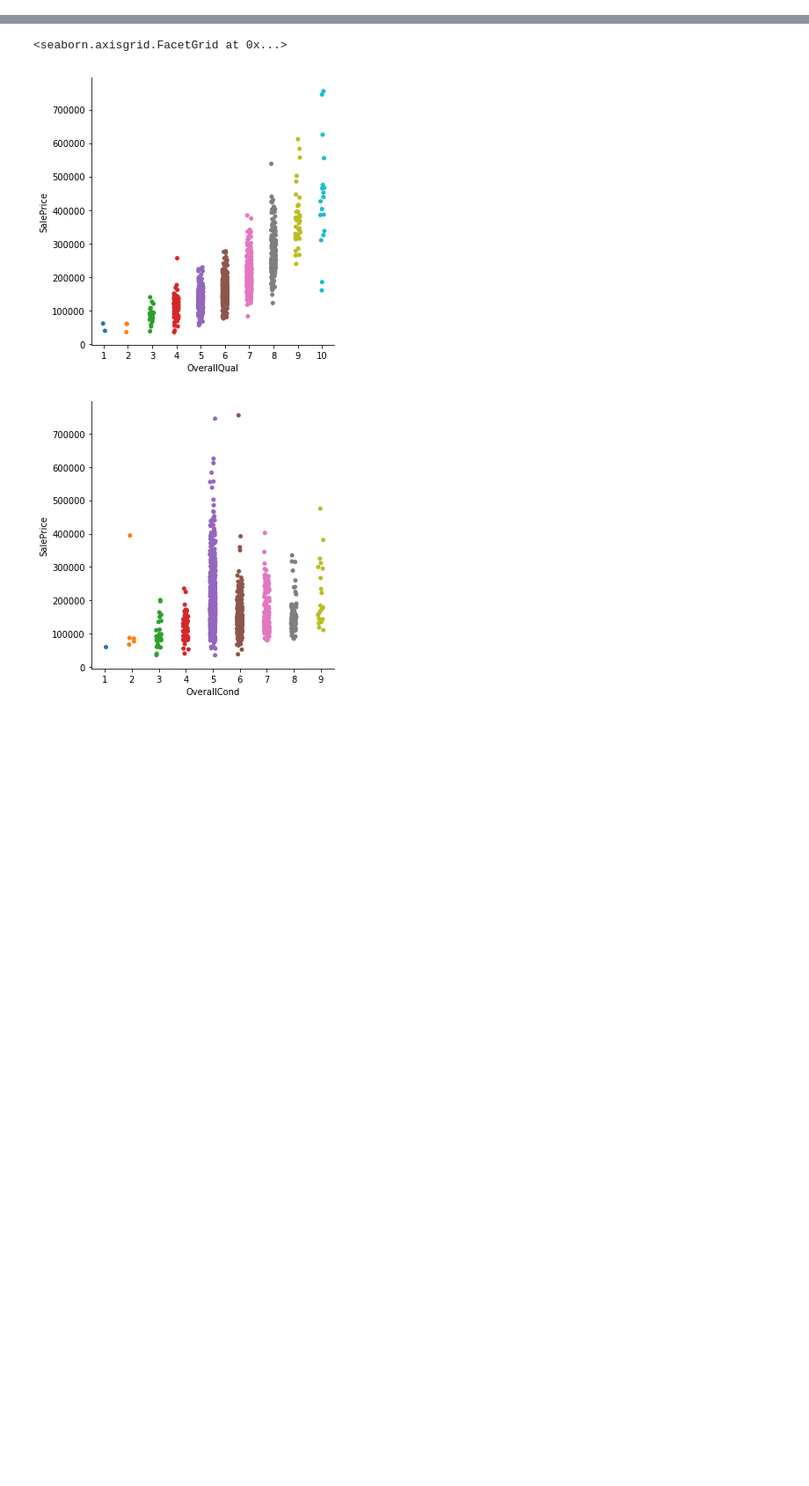
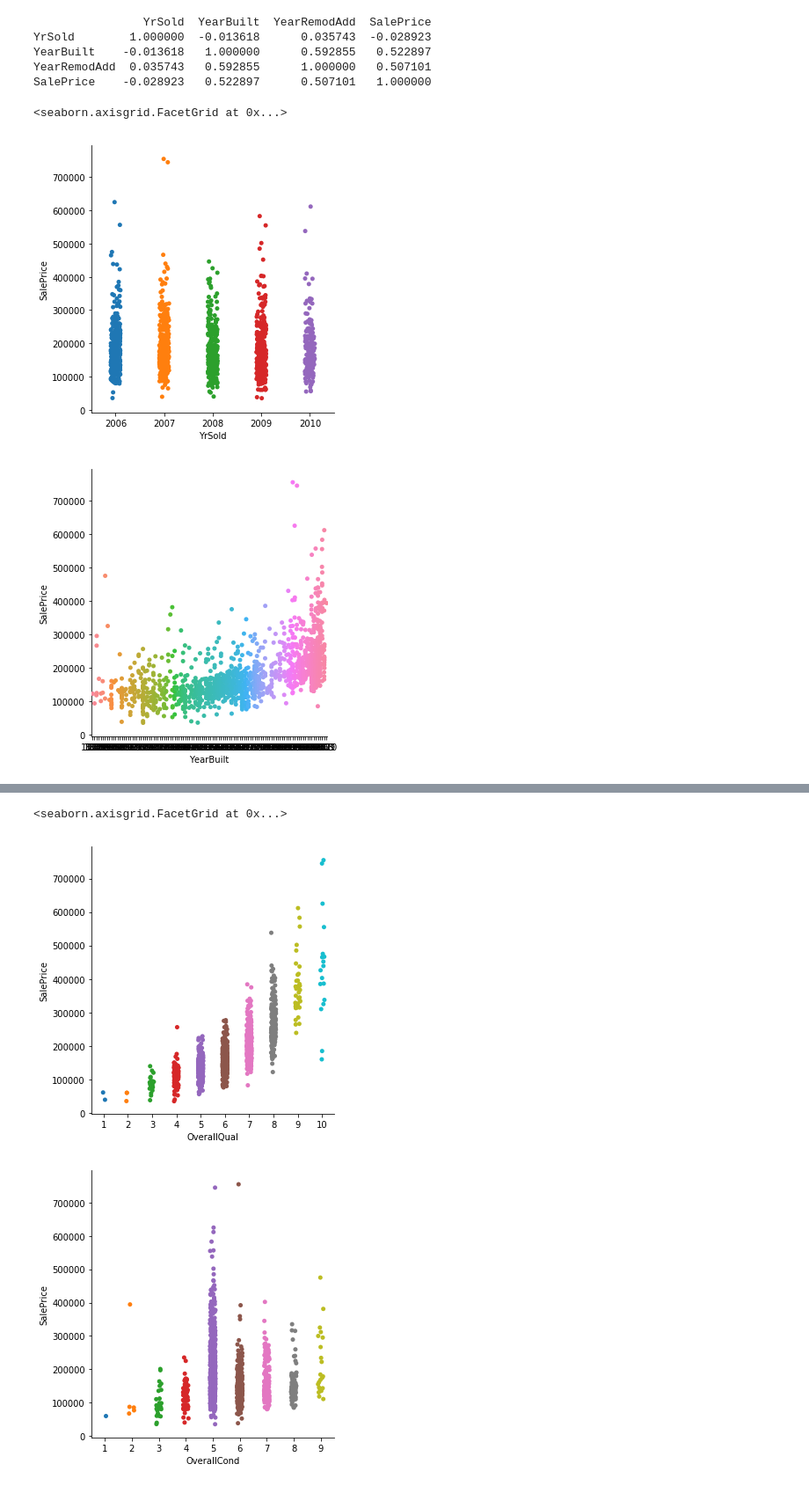
Before and after one commit to coxy1989/mlsabbatical, a Jupyter notebook: notebooks/house_prices/house_prices.ipynb, the cells around one changed output, grey strips where cells are left out. Shown: that part at 88% size. Drawn from its saved outputs; the diff is of its cells as text; code cells hidden in the pictures; blank space fills up the shorter version.

```diff
--- a/notebooks/house_prices/house_prices.ipynb
+++ b/notebooks/house_prices/house_prices.ipynb
@@ -404,0 +596,26 @@ Error: 0.12827616685057144
+# %%
+# EDA - years features
+
+# YearRemodAdd and YearBuilt are strongly correlated with the SalePrice
+# YrSold is not strongly correlated with the SalePrice
+print(labelled_dat[['YrSold', 'YearBuilt', 'YearRemodAdd', 'SalePrice']].corr())
+
+# There isn't much difference in distribution of SalePrice year to year
+sns.catplot(x='YrSold', y='SalePrice', data=labelled_dat)
+
+# YearBuilt correlation with SalePrice:
+sns.catplot(x='YearBuilt', y='SalePrice', data=labelled_dat)
+#print(train_dat['YearBuilt'].describe())
+
+# YearRemodAdd correlation with SalePrice:
+# There's an anomalous line of datapoints along y axis.
+sns.catplot(x='YearRemodAdd', y='SalePrice', data=labelled_dat)
+# %% [output]
+                YrSold  YearBuilt  YearRemodAdd  SalePrice
+YrSold        1.000000  -0.013618      0.035743  -0.028923
+YearBuilt    -0.013618   1.000000      0.592855   0.522897
+YearRemodAdd  0.035743   0.592855      1.000000   0.507101
+SalePrice    -0.028923   0.522897      0.507101   1.000000
+<seaborn.axisgrid.FacetGrid at 0x...>
+[figure, added]
+[figure, added]
```
Also changed, not shown: parts of 50 cells of this notebook.
